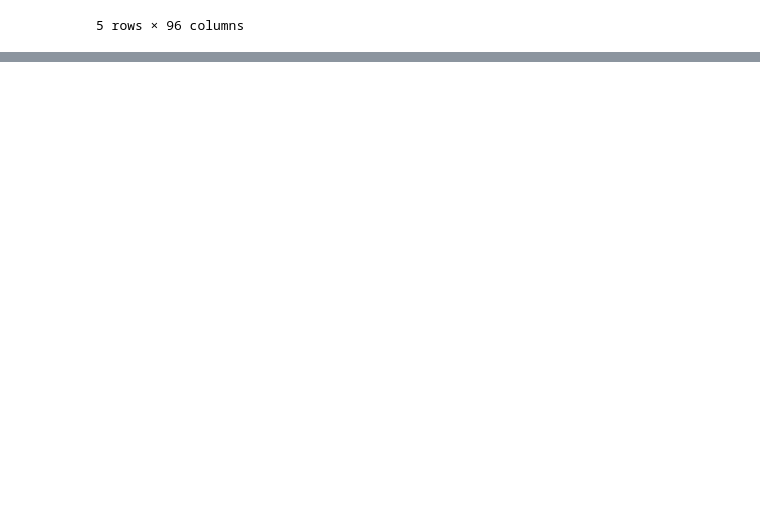
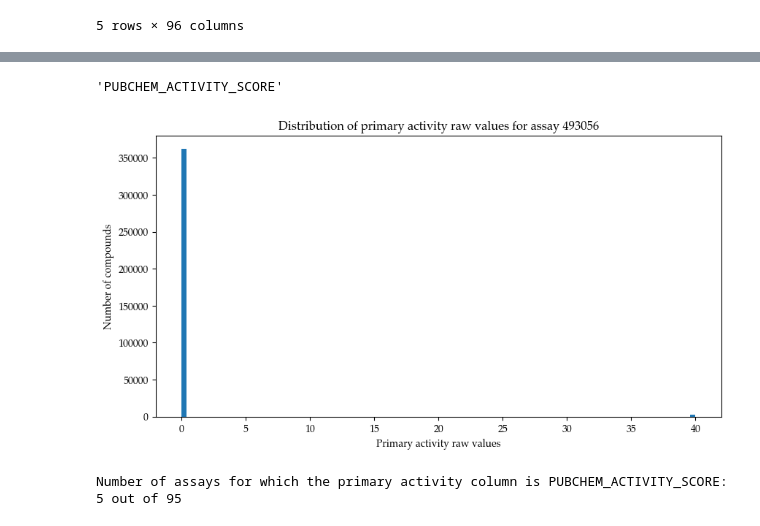
Before and after one commit to davidkubanek/Thesis, a Jupyter notebook: HTS_fingerprints.ipynb, the cells around one changed output, grey strips where cells are left out. Drawn from its saved outputs; the diff is of its cells as text; code cells hidden in the pictures; blank space fills up the shorter version.

```diff
--- a/HTS_fingerprints.ipynb
+++ b/HTS_fingerprints.ipynb
@@ -598,0 +655,6 @@ matrix_df['SMILES'].to_csv('smiles.csv', index=False)
+# %%
+# inspect the distribution of raw values at the primary activity column for any assay
+assay = '493056'
+# load in the raw data
+assay_df = data_process.load_bioassay_data(assay)
+assay_df.head()
@@ -598,0 +668,20 @@ matrix_df['SMILES'].to_csv('smiles.csv', index=False)
+# %%
+data_process.load()
+# %% [output]
+'PUBCHEM_ACTIVITY_SCORE'
+# %%
+# inspect the distribution of raw values at the primary activity column for any assay
+assay = '493056'
+# load in the raw data
+assay_df = data_process.load_bioassay_data(assay)
+# plot the distribution of primary activity raw values
+primary_activity = assay_df[data_process.primary_activity_columns[int(assay)]]
+
+plt.figure(figsize=(10,5))
+plt.hist(primary_activity, bins=100)
+plt.xlabel('Primary activity raw values')
+plt.ylabel('Number of compounds')
+plt.title('Distribution of primary activity raw values for assay '+assay)
+plt.show()
+# %% [output]
+[figure, added]
@@ -598,0 +698,9 @@ matrix_df['SMILES'].to_csv('smiles.csv', index=False)
+# %%
+# count the number of assays for which the primary activity column is 'PUBCHEM_ACTIVITY_SCORE'
+count = 0
+for AID, column in data_process.primary_activity_columns.items():
+    if column == 'PUBCHEM_ACTIVITY_SCORE':
+        count += 1
+print('Number of assays for which the primary activity column is PUBCHEM_ACTIVITY_SCORE:', count, 'out of', len(data_process.primary_activity_columns))
+# %% [output]
+Number of assays for which the primary activity column is PUBCHEM_ACTIVITY_SCORE: 5 out of 95
```
Also changed, not shown: parts of 19 cells of this notebook, 1 other file.
